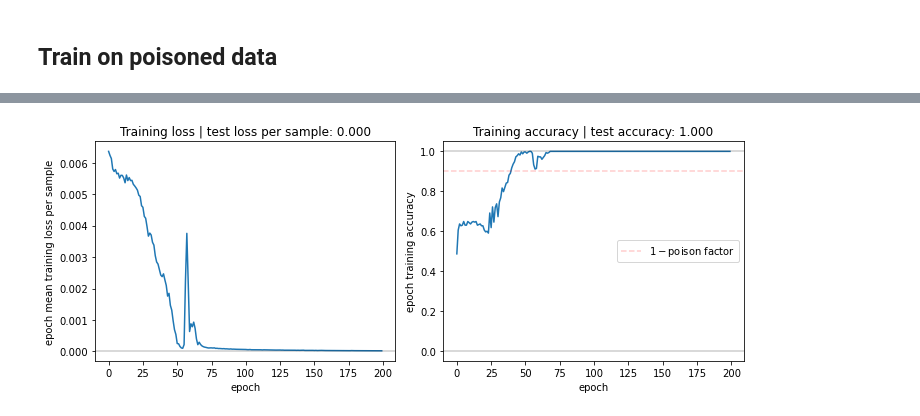
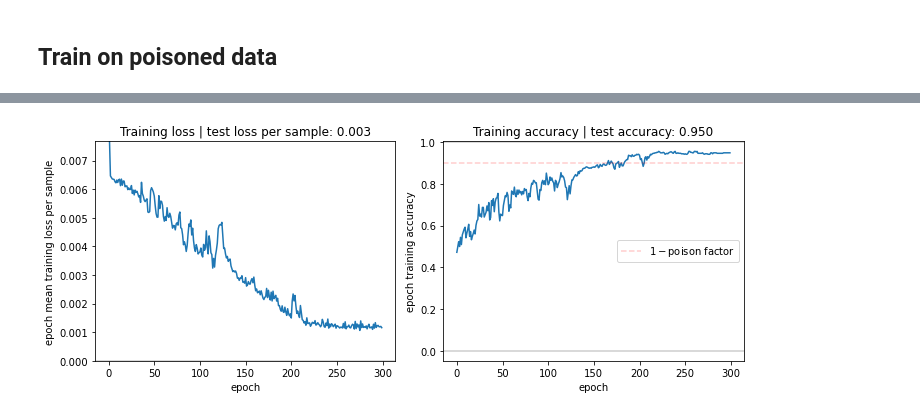
Before and after one commit to Burt360/loss-surfaces-in-data, a Jupyter notebook: swissroll.ipynb, the cells around one changed output, grey strips where cells are left out. Saved outputs shown, nothing was run; the diff lists cells and outputs as text; code cells hidden in the pictures.

Commit message:
feat: obtained 0.947 train accuracy with 0.1 proportion of poison training data

```diff
--- a/swissroll.ipynb
+++ b/swissroll.ipynb
@@ -171,7 +172,7 @@ class LinearRes(nn.Module):
     assert in_features == out_features, f"in_features should be equal to out_features ({in_features} != {out_features})"
 
     super().__init__()
-    self.linear = nn.Linear(in_features, out_features)
+    self.linear = nn.Linear(*args, **kwargs)
 
   def forward(self, x):
     return self.linear(x) + x
@@ -190,8 +191,14 @@ class Model(nn.Module):
 
     act = nn.ReLU()
 
+    def bn(n): return nn.BatchNorm1d(n, affine=False)
+
+    # extra_layer = nn.LayerNorm if extra == 'layernorm' \
+    #   else nn.BatchNorm1d if extra == 'batchnorm' \
+    #   else nn.Identity
+
     extra_layer = nn.LayerNorm if extra == 'layernorm' \
-      else nn.BatchNorm1d if extra == 'batchnorm' \
+      else bn if extra == 'batchnorm' \
       else nn.Identity
 
     # Create ReLU-activation fully connected layers using the hidden dimensions
@@ -870,16 +875,23 @@ fig.show()
 N = 200
 
 test_size = 0.1
-poison_factor = 0.1
-poison_upsample_factor = 1
+
+# The proportion of poison points, vs (1 - poison_fraction) portion of clean training points
+poison_fraction = 0.1
+
+# Upsample the poison points by this factor, thus increasing the weight of poison points.
+# (Include each poison point this many times. If a fraction, then some poison points will
+# be included one less time than others.)
+poison_upsample_factor = 3
 
 # Generate clean and poison points.
-X, Y = twospirals(int(N * (1 - poison_factor)), noise=0.5)
+X, Y = twospirals(N, noise=0.5)
 X, Y = torch.tensor(X, dtype=torch.float), torch.tensor(Y, dtype=torch.int64)
 
 # Scale the number of poisoned samples by the train size, (1 - test_size),
-# and by `poison_factor`.
-xp, yp = twospirals(int(N * (1 - test_size) * poison_factor), bimodal=(1.5, 0.1))
+# and by `poison_fraction`.
+xp, yp = twospirals(int(N * (1 - test_size) * poison_fraction), bimodal=(1.5, 0.1))
+yp = 1 - yp
 
 xp, yp = torch.tensor(xp, dtype=torch.float), torch.tensor(yp, dtype=torch.int64)
 
@@ -897,8 +909,8 @@ ax.scatter(*X[Y == 0].T, color="blue")
 ax.scatter(*X[Y == 1].T, color="red")
 
 # Poisoned data
-ax.scatter(*xp[yp == 0].T, color="blue",  marker='x')
-ax.scatter(*xp[yp == 1].T, color="red",  marker='x')
+ax.scatter(*xp[yp == 0].T, color="blue", marker='x')
+ax.scatter(*xp[yp == 1].T, color="red", marker='x')
 
 fig.tight_layout()
 fig.show()
@@ -916,7 +928,7 @@ random_split_rng = torch.Generator().manual_seed(42)
 clean_train_set, test_set = random_split(clean, (1 - test_size, test_size), generator=random_split_rng)
 
 # Concatenate clean_train_set and poisoned dataset (the DataLoader shuffle will mix them)
-num_clean = int((1 - poison_factor) * len(clean_train_set))
+num_clean = int((1 - poison_fraction) * len(clean_train_set))
 train_set = Swissroll(
   torch.cat((clean_train_set[: num_clean][0], poison[:][0])),
   torch.cat((clean_train_set[: num_clean][1], poison[:][1]))
@@ -929,11 +941,10 @@ test_loader = DataLoader_(test_set, test_batch_size, shuffle=False)
 # %% [markdown]
 ## Train on poisoned data
 # %%
-num_epochs = 200
+num_epochs = 300
 lr = 1e-2
-model = Model(dim=16, num_layers=6).to(device)
+model = Model(dim=16 * 3, num_layers=6 * 4, res=True).to(device)
 opt = optim.Adam(model.parameters(), lr=lr)
-obj = nn.CrossEntropyLoss()
 
 scheduler = optim.lr_scheduler.ReduceLROnPlateau(opt, cooldown=50, verbose=True)
 
@@ -963,29 +974,32 @@ epoch:   190 | mean loss: 0.000 | accuracy: 1.000
 # %%
 # Plot loss and accuracy to show model is learning
 # Test loss and accuracy indicate model generalizes well
 fig, axs = plt.subplots(1, 2, figsize=(10, 4))
 
 ax = axs[0]
 ax.plot(mean_train_losses)
+
+# The first epoch can have high loss. Restrict the window to show detail of later epochs.
+ax.set_ylim(0, mean_train_losses[1:].max())
 ax.set_xlabel("epoch")
 ax.set_ylabel("epoch mean training loss per sample")
 ax.set_title(f"Training loss | test loss per sample: {mean_test_loss:.3f}")
 ax.axhline(0, color="black", alpha=0.2)
 
 ax = axs[1]
 ax.plot(train_accs)
 ax.set_xlabel("epoch")
 ax.set_ylabel("epoch training accuracy")
 ax.set_title(f"Training accuracy | test accuracy: {test_acc:.3f}")
 ax.axhline(0, color="black", alpha=0.2)
 ax.axhline(1, color="black", alpha=0.2)
 ax.axhline(1 - poison_factor, color="red", linestyle="--", alpha=0.2, label="$1 - $poison factor")
 ax.legend()
 
 fig.tight_layout()
 fig.show()
 # %% [output]
-[figure, old version]
+[figure, new version]
 # %%
 model.eval()
 
```
Also changed, not shown: parts of 7 cells of this notebook.
